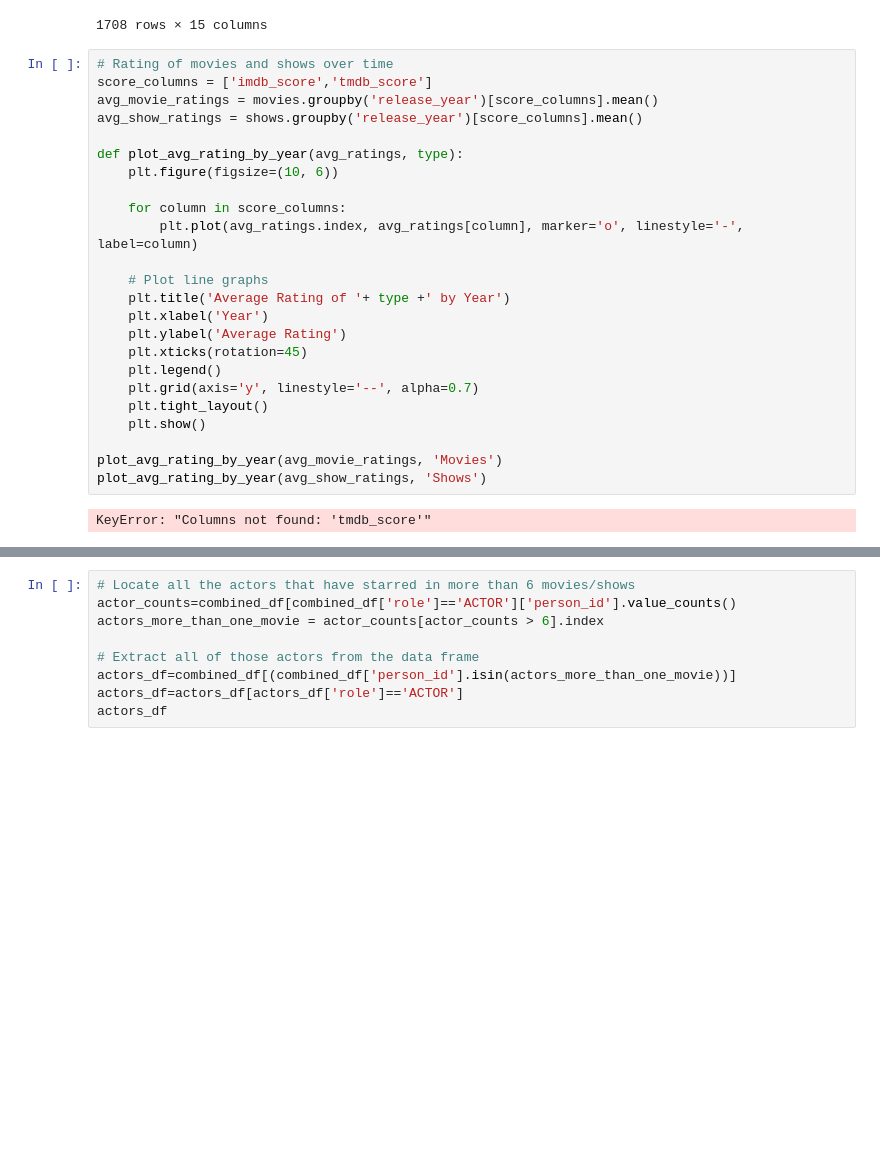
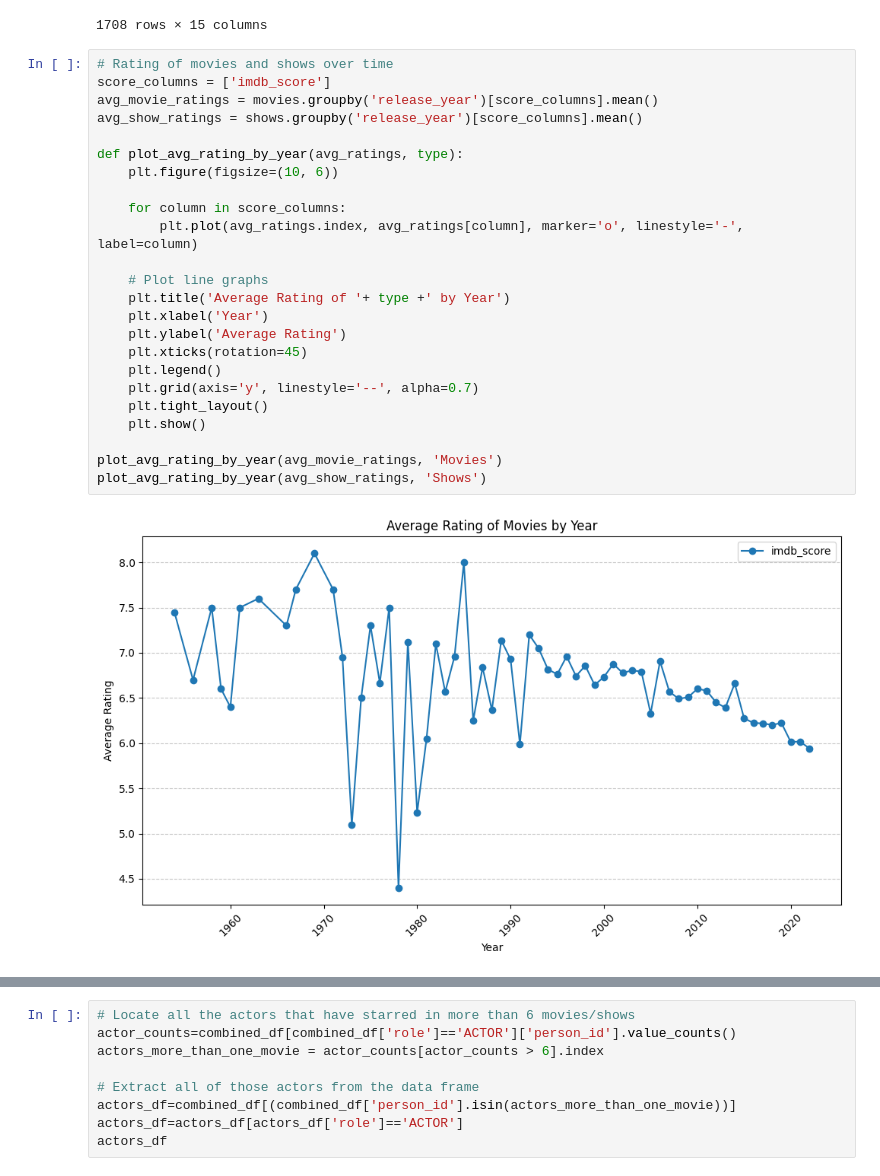
Before and after one commit to Vladboy2/EECS3401FinalProject, a Jupyter notebook: MovieShowModel.ipynb, the cells around one changed output, grey strips where cells are left out. Cells and saved outputs as stored; diff of their text form; blank space fills up the shorter version.

```diff
--- a/MovieShowModel.ipynb
+++ b/MovieShowModel.ipynb
@@ -143,27 +143,27 @@ shows
 1708 rows × 15 columns
 # %%
 # Rating of movies and shows over time
-score_columns = ['imdb_score','tmdb_score']
+score_columns = ['imdb_score']
 avg_movie_ratings = movies.groupby('release_year')[score_columns].mean()
 avg_show_ratings = shows.groupby('release_year')[score_columns].mean()
 
 def plot_avg_rating_by_year(avg_ratings, type):
     plt.figure(figsize=(10, 6))
 
     for column in score_columns:
         plt.plot(avg_ratings.index, avg_ratings[column], marker='o', linestyle='-', label=column)
 
     # Plot line graphs
     plt.title('Average Rating of '+ type +' by Year')
     plt.xlabel('Year')
     plt.ylabel('Average Rating')
     plt.xticks(rotation=45)
     plt.legend()
     plt.grid(axis='y', linestyle='--', alpha=0.7)
     plt.tight_layout()
     plt.show()
 
 plot_avg_rating_by_year(avg_movie_ratings, 'Movies')
 plot_avg_rating_by_year(avg_show_ratings, 'Shows')
 # %% [output]
-KeyError: "Columns not found: 'tmdb_score'"
+[figure, added]
```
Also changed, not shown: parts of 5 cells of this notebook.
